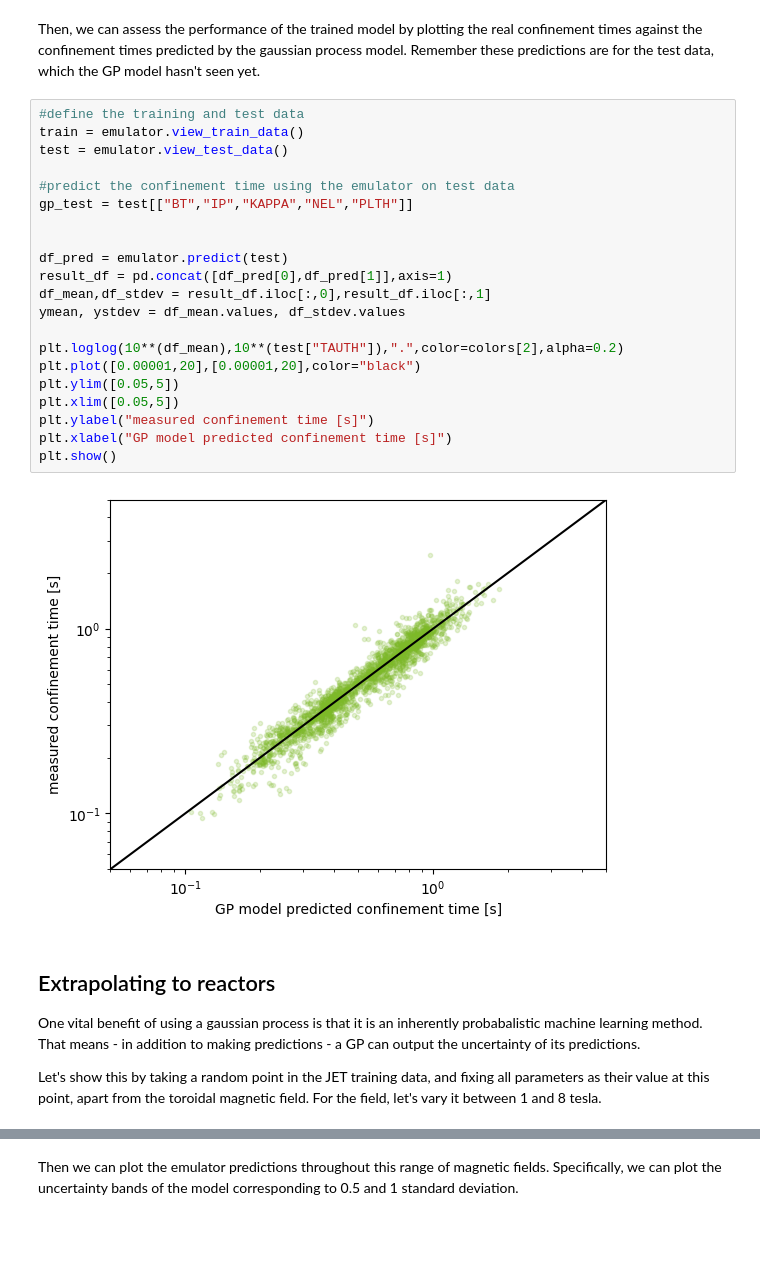
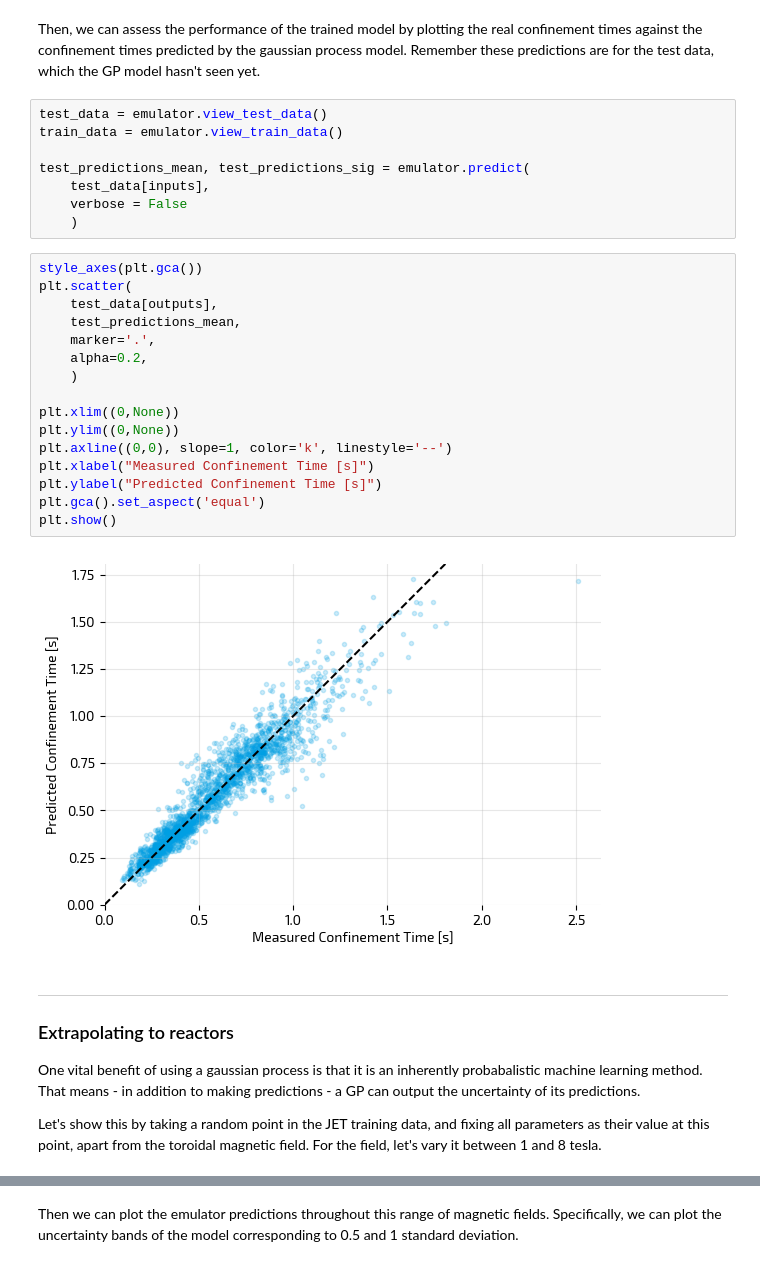
Before and after one commit to digiLab-ai/Magnetic-Fusion-Performance, a Jupyter notebook: demo.ipynb, the cells around one changed output, grey strips where cells are left out. Saved outputs shown, nothing was run; the diff lists cells and outputs as text; blank space fills up the shorter version.

```diff
--- a/demo.ipynb
+++ b/demo.ipynb
@@ -114,30 +123,35 @@ Training of emulator confinement_emulator with process ID train-liberating-magne
 # %% [markdown]
 Then, we can assess the performance of the trained model by plotting the real confinement times against the confinement times predicted by the gaussian process model. Remember these predictions are for the test data, which the GP model hasn't seen yet.
-# %%
-#define the training and test data
-train = emulator.view_train_data()
-test = emulator.view_test_data()
-
-#predict the confinement time using the emulator on test data
-gp_test = test[["BT","IP","KAPPA","NEL","PLTH"]]
-
-
-df_pred = emulator.predict(test)
-result_df = pd.concat([df_pred[0],df_pred[1]],axis=1)
-df_mean,df_stdev = result_df.iloc[:,0],result_df.iloc[:,1]
-ymean, ystdev = df_mean.values, df_stdev.values
-
-plt.loglog(10**(df_mean),10**(test["TAUTH"]),".",color=colors[2],alpha=0.2)
-plt.plot([0.00001,20],[0.00001,20],color="black")
-plt.ylim([0.05,5])
-plt.xlim([0.05,5])
-plt.ylabel("measured confinement time [s]")
-plt.xlabel("GP model predicted confinement time [s]")
-plt.show()
-# %% [output]
-[figure, removed]
+# %%
+test_data = emulator.view_test_data()
+train_data = emulator.view_train_data()
+
+test_predictions_mean, test_predictions_sig = emulator.predict(
+    test_data[inputs],
+    verbose = False
+    )
+# %%
+style_axes(plt.gca())
+plt.scatter(
+    test_data[outputs],
+    test_predictions_mean,
+    marker='.',
+    alpha=0.2,
+    )
+
+plt.xlim((0,None))
+plt.ylim((0,None))
+plt.axline((0,0), slope=1, color='k', linestyle='--')
+plt.xlabel("Measured Confinement Time [s]")
+plt.ylabel("Predicted Confinement Time [s]")
+plt.gca().set_aspect('equal')
+plt.show()
+# %% [output]
+[figure, added]
 # %% [markdown]
-## Extrapolating to reactors
+---
+
+### Extrapolating to reactors
 
 One vital benefit of using a gaussian process is that it is an inherently probabalistic machine learning method. That means - in addition to making predictions - a GP can output the uncertainty of its predictions.
 
```
Also changed, not shown: parts of 25 cells of this notebook, 6 other files.
